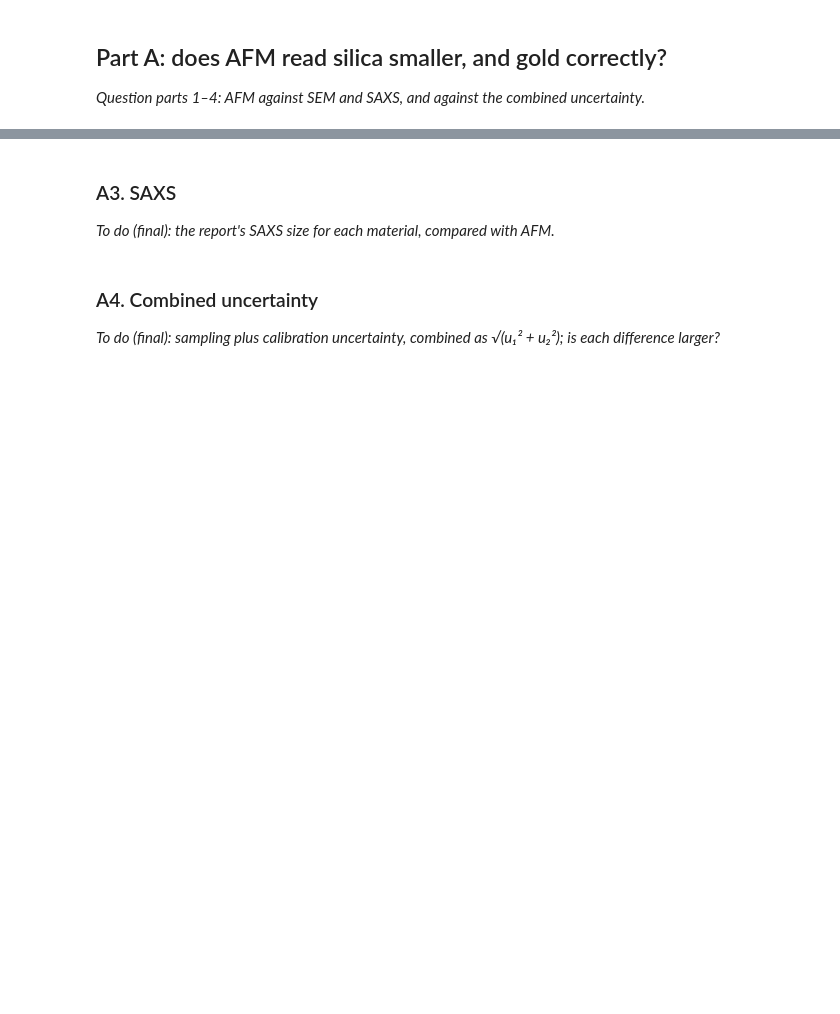
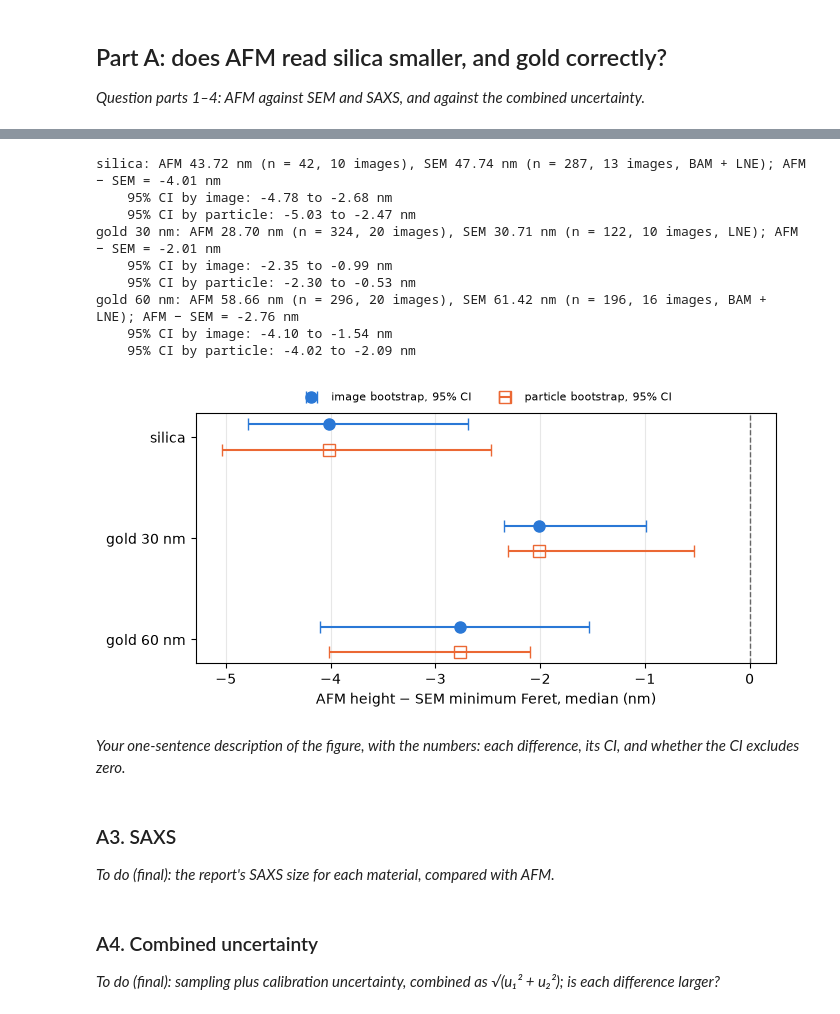
Before and after one commit to meghansmith1449-hub/Chem427-project, a Jupyter notebook: project11.ipynb, the cells around one changed output, grey strips where cells are left out. Saved outputs shown, nothing was run; the diff lists cells and outputs as text; code cells hidden in the pictures; blank space fills up the shorter version.

```diff
--- a/project11.ipynb
+++ b/project11.ipynb
@@ -185,10 +213,8 @@ plt.show()
 # %% [markdown]
 This cell checks whether the most extreme particles could move a result. It assigns each particle to its population (silica, or gold below or at/above `GOLD_SPLIT_NM`), then prints each group's median with all particles and with `OUTLIER_TRIM_FRACTION`, and at least one particle, dropped at each end, plus its lowest and highest size. No particle is removed (N6). Expect medians that are unchanged at 0.1 nm.
 # %%
-in_scope["population"] = "silica"
-is_gold = in_scope["npsize"] == "01"
-in_scope.loc[is_gold & (in_scope["size_nm"] < GOLD_SPLIT_NM), "population"] = "gold 30 nm"
-in_scope.loc[is_gold & (in_scope["size_nm"] >= GOLD_SPLIT_NM), "population"] = "gold 60 nm"
+in_scope["population"] = np.where(in_scope["npsize"] == "10", "silica",
+                                  np.where(in_scope["size_nm"] < GOLD_SPLIT_NM, "gold 30 nm", "gold 60 nm"))
 
 for (population, technique), rows_g in in_scope.groupby(["population", "technique"]):
     sizes = np.sort(rows_g["size_nm"].to_numpy())                         # nm
@@ -211,3 +240,56 @@ for (population, technique), rows_g in in_scope.groupby(["population", "techniqu
+# %%
+def bootstrap_medians(rows, unit):
+    """Medians (nm) of N_BOOTSTRAP resamples drawing whole units (images or particles) within each laboratory."""
+    strata = []
+    for _, rows_lab in rows.groupby("laboratory"):
+        by = rows_lab["image"] if unit == "image" else rows_lab.index
+        strata.append([rows_unit["size_nm"].to_numpy() for _, rows_unit in rows_lab.groupby(by)])
+    medians = np.empty(N_BOOTSTRAP)
+    for b in range(N_BOOTSTRAP):
+        drawn = [units[i] for units in strata for i in rng.integers(0, len(units), len(units))]
+        medians[b] = np.median(np.concatenate(drawn))
+    return medians
+
+
+POPULATIONS = ["silica", "gold 30 nm", "gold 60 nm"]
+UNIT_STYLE = {"image": ("#2a78d6", "o", "full", 0.0), "particle": ("#eb6834", "s", "none", 0.25)}   # N5
+tail = (1 - CI_LEVEL) / 2
+
+fig, ax = plt.subplots(figsize=(7, 3.5))
+for y, population in enumerate(POPULATIONS):
+    rows_p = in_scope[in_scope["population"] == population]
+    afm, sem = rows_p[rows_p["technique"] == "AFM"], rows_p[rows_p["technique"] == "SEM"]
+    difference = afm["size_nm"].median() - sem["size_nm"].median()                        # nm
+    print(f"{population}: AFM {afm['size_nm'].median():.2f} nm (n = {len(afm)}, {afm['image'].nunique()} images), "
+          f"SEM {sem['size_nm'].median():.2f} nm (n = {len(sem)}, {sem['image'].nunique()} images, "
+          f"{' + '.join(sorted(sem['laboratory'].unique()))}); AFM − SEM = {difference:.2f} nm")
+    for unit, (colour, marker, fill, offset) in UNIT_STYLE.items():
+        low, high = np.quantile(bootstrap_medians(afm, unit) - bootstrap_medians(sem, unit), [tail, 1 - tail])
+        print(f"    {CI_LEVEL:.0%} CI by {unit}: {low:.2f} to {high:.2f} nm")
+        ax.errorbar(difference, y + offset, xerr=[[difference - low], [high - difference]], fmt=marker,
+                    fillstyle=fill, color=colour, markersize=8, capsize=4,
+                    label=f"{unit} bootstrap, {CI_LEVEL:.0%} CI" if y == 0 else None)
+ax.axvline(0, color="0.4", linestyle="--", linewidth=1)
+ax.set_yticks(np.arange(len(POPULATIONS)) + 0.125, POPULATIONS)
+ax.invert_yaxis()
+ax.set_xlabel("AFM height − SEM minimum Feret, median (nm)")
+ax.grid(axis="x", alpha=0.3)
+ax.legend(fontsize=8, loc="lower center", bbox_to_anchor=(0.5, 1.0), ncol=2, frameon=False)
+fig.tight_layout()
+plt.show()
+# %% [output]
+silica: AFM 43.72 nm (n = 42, 10 images), SEM 47.74 nm (n = 287, 13 images, BAM + LNE); AFM − SEM = -4.01 nm
+    95% CI by image: -4.78 to -2.68 nm
+    95% CI by particle: -5.03 to -2.47 nm
+gold 30 nm: AFM 28.70 nm (n = 324, 20 images), SEM 30.71 nm (n = 122, 10 images, LNE); AFM − SEM = -2.01 nm
+    95% CI by image: -2.35 to -0.99 nm
+    95% CI by particle: -2.30 to -0.53 nm
+gold 60 nm: AFM 58.66 nm (n = 296, 20 images), SEM 61.42 nm (n = 196, 16 images, BAM + LNE); AFM − SEM = -2.76 nm
+    95% CI by image: -4.10 to -1.54 nm
+    95% CI by particle: -4.02 to -2.09 nm
+[figure, added]
+# %% [markdown]
+*Your one-sentence description of the figure, with the numbers: each difference, its CI, and whether the CI excludes zero.*
 # %% [markdown]
 ### A3. SAXS
 
```
Also changed, not shown: parts of 13 cells of this notebook, 3 other files.
